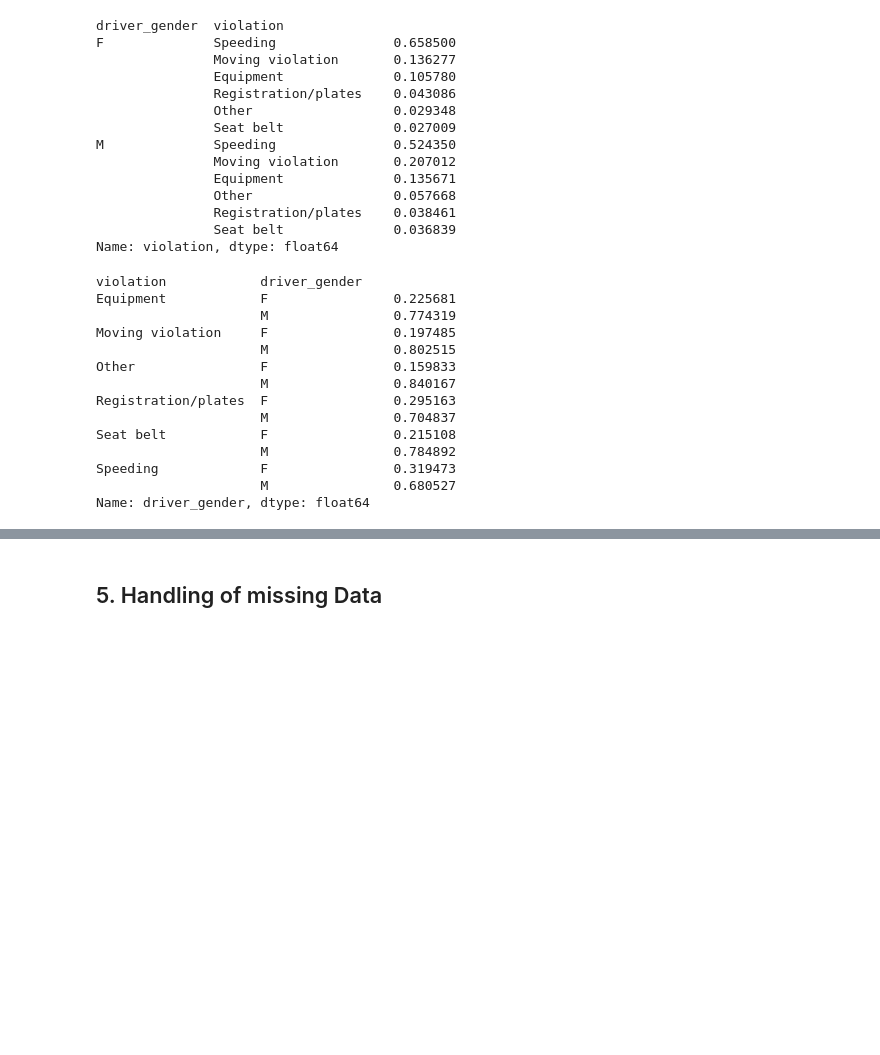
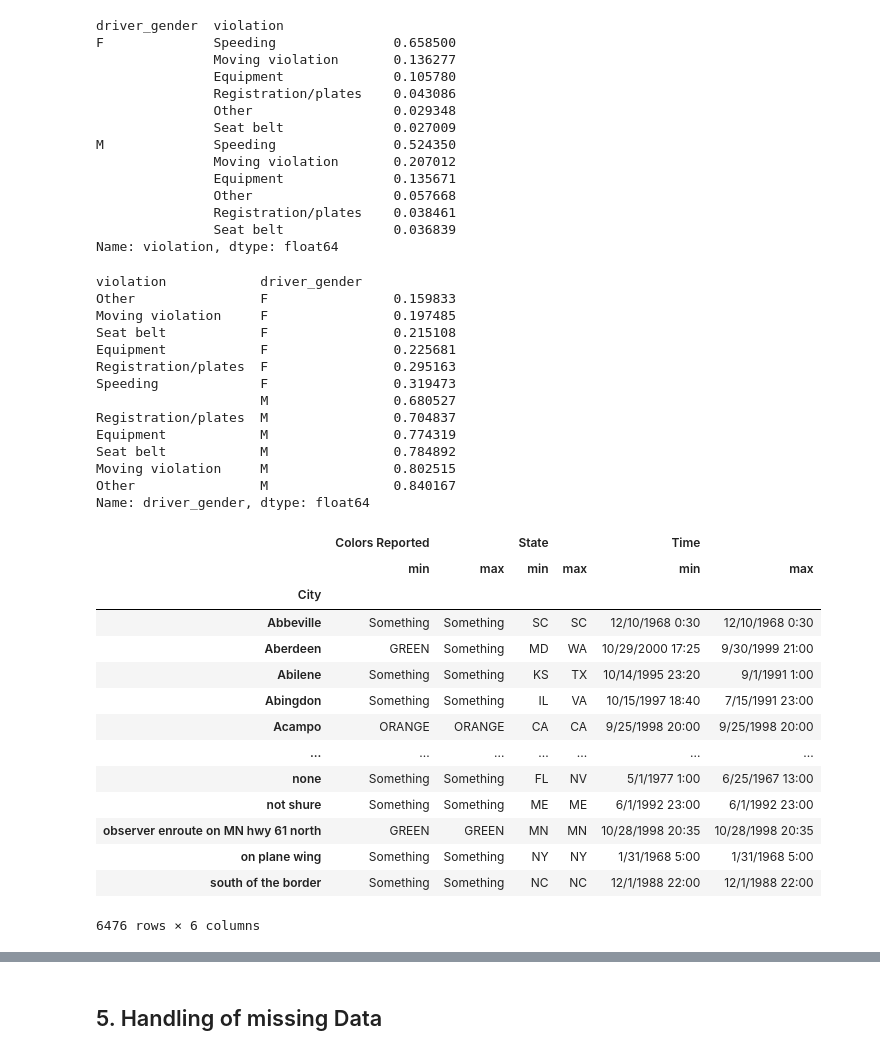
Before and after one commit to MerlinSzymanski/pandas_summary, a Jupyter notebook: Pandas_Tutorial.ipynb, the cells around one changed output, grey strips where cells are left out. Cells and saved outputs as stored; diff of their text form; code cells hidden in the pictures; blank space fills up the shorter version.

Commit message:
added some new methods

```diff
--- a/Pandas_Tutorial.ipynb
+++ b/Pandas_Tutorial.ipynb
@@ -28,0 +55,7 @@ ri.isnull().shape  #Detect missing values. Returns Series
+# %%
+#mixture of both? Formerly .ix method
+#If we have strings as index instead of numbers, iloc is confused
+
+ufo.set_index("City", inplace=True)
+ufo.loc["Ithaca", ufo.columns[0:2]]
+ufo.iloc[ufo.index.get_loc("Ithaca"), 0:2]
@@ -86,0 +148,13 @@ Name: driver_age, Length: 79, dtype: int64
+# %%
+#replace Values in a DataFrame
+#there is more than one way to do it
+ufo #replace all NaN in Colors-reported with None
+import numpy as np
+ufo["Colors Reported"].replace(np.nan,"Test", inplace=True)
+
+#now using loc replace the "Test" with "Something"
+ufo.loc[ufo["Colors Reported"]=="Test","Colors Reported"]="Something"
+
+#for individual cells (not whole rows/columns), use at/iat
+ufo.at["Ithaca","Colors Reported"] = "Nothing"
+ufo
@@ -108,24 +197,45 @@ M              Speeding               0.524350
                Seat belt              0.036839
 Name: violation, dtype: float64
 # %%
-#we can sort values based on index and based on values. Default is sorted by values
+#we can sort values based on index and based on values.
 #method: DataFrame.sort_index()
 ri.groupby("violation")["driver_gender"].value_counts(normalize=True).sort_index()
+ri.groupby("violation")["driver_gender"].value_counts(normalize=True).sort_values()
 # %% [output]
 violation            driver_gender
+Other                F                0.159833
+Moving violation     F                0.197485
+Seat belt            F                0.215108
 Equipment            F                0.225681
-                     M                0.774319
-Moving violation     F                0.197485
-                     M                0.802515
-Other                F                0.159833
-                     M                0.840167
 Registration/plates  F                0.295163
-                     M                0.704837
-Seat belt            F                0.215108
-                     M                0.784892
 Speeding             F                0.319473
                      M                0.680527
+Registration/plates  M                0.704837
+Equipment            M                0.774319
+Seat belt            M                0.784892
+Moving violation     M                0.802515
+Other                M                0.840167
 Name: driver_gender, dtype: float64
+# %%
+#Use Aggregate (agg) to analyse a groupby-object with more methods
+ufo_group = ufo.groupby("City")
+ufo_group.agg(["min", "max"])
+# %% [output]
+|  | Colors Reported |  | State |  | Time |  |
+|  | min | max | min | max | min | max |
+| City |  |  |  |  |  |  |
+| Abbeville | Something | Something | SC | SC | 12/10/1968 0:30 | 12/10/1968 0:30 |
+| Aberdeen | GREEN | Something | MD | WA | 10/29/2000 17:25 | 9/30/1999 21:00 |
+| Abilene | Something | Something | KS | TX | 10/14/1995 23:20 | 9/1/1991 1:00 |
+| Abingdon | Something | Something | IL | VA | 10/15/1997 18:40 | 7/15/1991 23:00 |
+| Acampo | ORANGE | ORANGE | CA | CA | 9/25/1998 20:00 | 9/25/1998 20:00 |
+| ... | ... | ... | ... | ... | ... | ... |
+| none | Something | Something | FL | NV | 5/1/1977 1:00 | 6/25/1967 13:00 |
+| not shure | Something | Something | ME | ME | 6/1/1992 23:00 | 6/1/1992 23:00 |
+| observer enroute on MN hwy 61 north | GREEN | GREEN | MN | MN | 10/28/1998 20:35 | 10/28/1998 20:35 |
+| on plane wing | Something | Something | NY | NY | 1/31/1968 5:00 | 1/31/1968 5:00 |
+| south of the border | Something | Something | NC | NC | 12/1/1988 22:00 | 12/1/1988 22:00 |
+6476 rows × 6 columns
 # %%
 #Get a percentage of positive values
 ri["search_conducted"].value_counts(normalize=True)
```
Also changed, not shown: parts of 26 cells of this notebook, 1 other file.
